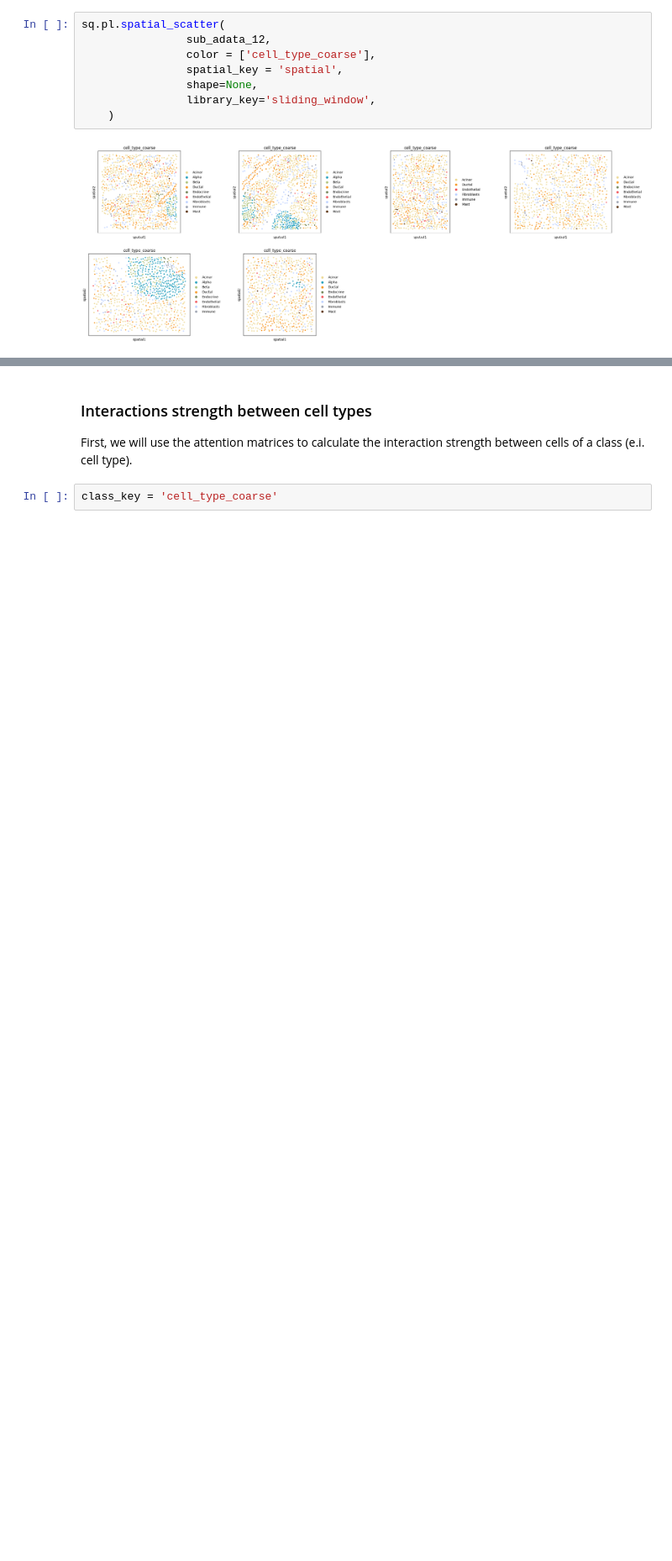
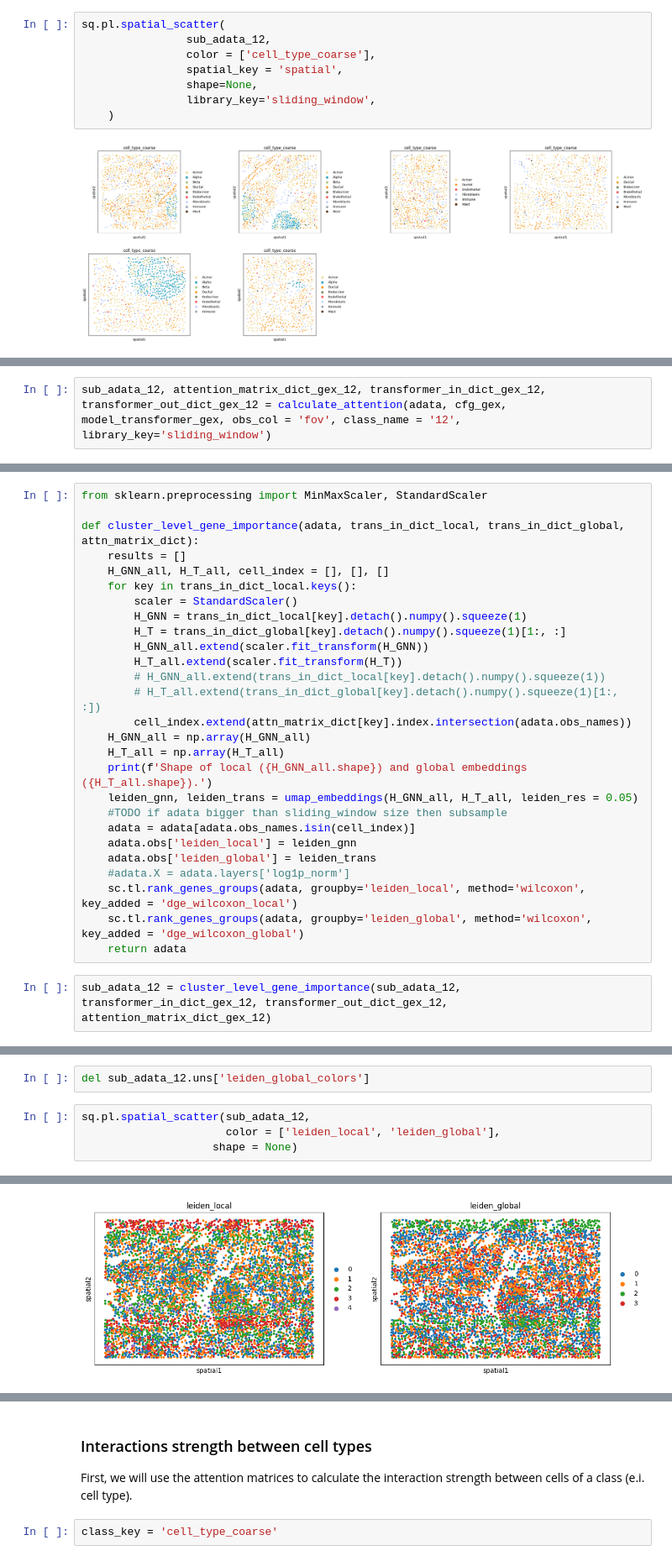
Before and after one commit to theislab/interscale, a Jupyter notebook: docs/notebooks/evaluation/pancreas_cosmx-attnention.ipynb, the cells around one changed output, grey strips where cells are left out. Shown at 84% size. Drawn from its saved outputs; the diff is of its cells as text; blank space fills up the shorter version.

Commit message:
legnini23 cluster gene-level results

```diff
--- a/docs/notebooks/evaluation/pancreas_cosmx-attnention.ipynb
+++ b/docs/notebooks/evaluation/pancreas_cosmx-attnention.ipynb
@@ -182,0 +173,2 @@ sq.pl.spatial_scatter(
+# %%
+sub_adata_12, attention_matrix_dict_gex_12, transformer_in_dict_gex_12, transformer_out_dict_gex_12 = calculate_attention(adata, cfg_gex, model_transformer_gex, obs_col = 'fov', class_name = '12', library_key='sliding_window')
@@ -182,0 +193,29 @@ sq.pl.spatial_scatter(
+# %%
+from sklearn.preprocessing import MinMaxScaler, StandardScaler
+
+def cluster_level_gene_importance(adata, trans_in_dict_local, trans_in_dict_global, attn_matrix_dict):
+    results = []
+    H_GNN_all, H_T_all, cell_index = [], [], []
+    for key in trans_in_dict_local.keys():
+        scaler = StandardScaler()
+        H_GNN = trans_in_dict_local[key].detach().numpy().squeeze(1)
+        H_T = trans_in_dict_global[key].detach().numpy().squeeze(1)[1:, :]
+        H_GNN_all.extend(scaler.fit_transform(H_GNN))
+        H_T_all.extend(scaler.fit_transform(H_T))
+        # H_GNN_all.extend(trans_in_dict_local[key].detach().numpy().squeeze(1))
+        # H_T_all.extend(trans_in_dict_global[key].detach().numpy().squeeze(1)[1:, :])
+        cell_index.extend(attn_matrix_dict[key].index.intersection(adata.obs_names))
+    H_GNN_all = np.array(H_GNN_all)
+    H_T_all = np.array(H_T_all)
+    print(f'Shape of local ({H_GNN_all.shape}) and global embeddings ({H_T_all.shape}).')
+    leiden_gnn, leiden_trans = umap_embeddings(H_GNN_all, H_T_all, leiden_res = 0.05)
+    #TODO if adata bigger than sliding_window size then subsample
+    adata = adata[adata.obs_names.isin(cell_index)]
+    adata.obs['leiden_local'] = leiden_gnn
+    adata.obs['leiden_global'] = leiden_trans
+    #adata.X = adata.layers['log1p_norm']
+    sc.tl.rank_genes_groups(adata, groupby='leiden_local', method='wilcoxon', key_added = 'dge_wilcoxon_local')
+    sc.tl.rank_genes_groups(adata, groupby='leiden_global', method='wilcoxon', key_added = 'dge_wilcoxon_global')
+    return adata
+# %%
+sub_adata_12 = cluster_level_gene_importance(sub_adata_12, transformer_in_dict_gex_12, transformer_out_dict_gex_12, attention_matrix_dict_gex_12)
@@ -182,0 +227,7 @@ sq.pl.spatial_scatter(
+# %%
+del sub_adata_12.uns['leiden_global_colors']
+# %%
+sq.pl.spatial_scatter(sub_adata_12,
+                      color = ['leiden_local', 'leiden_global'],
+                    shape = None)
+# %% [output]
@@ -182,0 +235 @@ sq.pl.spatial_scatter(
+[figure, added]
```
Also changed, not shown: parts of 22 cells of this notebook, 9 other files.
